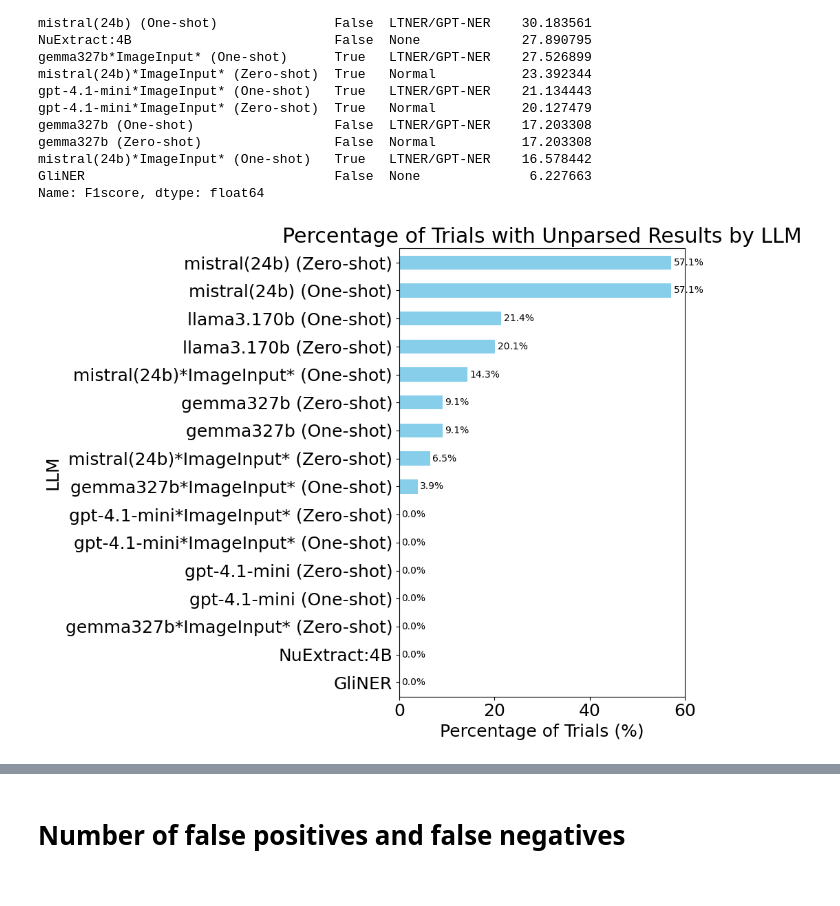
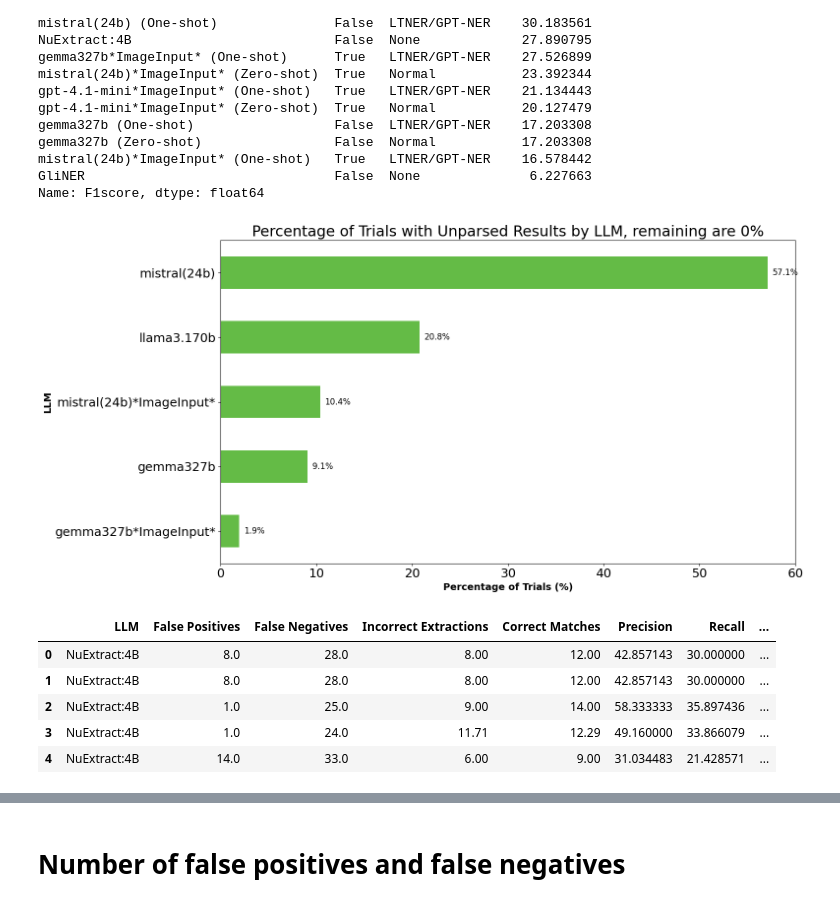
Before and after one commit to AaronYuuu/PDF_benchmarking, a Jupyter notebook: graphs/vis.ipynb, the cells around one changed output, grey strips where cells are left out. Drawn from its saved outputs; the diff is of its cells as text; code cells hidden in the pictures.

```diff
--- a/graphs/vis.ipynb
+++ b/graphs/vis.ipynb
@@ -5,7 +5,7 @@ import seaborn as sns
 
 data = pd.read_csv('Hospital.csv')
 data.drop(columns=[col for col in data.columns if 'unnamed' in col.lower()], inplace=True)
-colors = ['skyblue', 'lightcoral']
+colors = ['#64bb46', "#DDF1D6", "#21520F"]
 
 data['Image'] = data.LLM.apply(lambda x: True if "image" in x.lower() else False)
 data['Image'] = data['Image'].astype(bool)
@@ -15,4 +15,5 @@ data['LLM'] = data.apply(
 )
 # %%
 
-data.fillna("None", inplace=True)
+data.Prompt.fillna("None", inplace=True)
+data.Parsed.fillna(True, inplace=True)
@@ -63,27 +77,37 @@ GliNER                                False  None              6.227663
 Name: F1score, dtype: float64
 # %%
 # Calculate percentage of unparsed results by LLM
-unparsed_counts = data.loc[data["Parsed"] == False].LLM.value_counts()
-total_counts = data.LLM.value_counts()
+data["BaseLLM"] = data.LLM.apply(lambda x: x.split(" (")[0]).replace("*ImageInput*", " (Image Input)")
+
+unparsed_counts = data.loc[data["Parsed"] == False].BaseLLM.value_counts()
+total_counts = data.BaseLLM.value_counts()
 unparsed_percentages = (unparsed_counts / total_counts * 100).fillna(0)
-
 # Sort by percentage for better visualization
 unparsed_percentages = unparsed_percentages.sort_values(ascending=True)
-
-ax = unparsed_percentages.plot(kind='barh', color=colors[0], figsize=(10, 8))
-plt.title("Percentage of Trials with Unparsed Results by LLM")
-plt.xlabel("Percentage of Trials (%)")
-plt.ylabel("LLM")
+unparsed_percentages = unparsed_percentages[unparsed_percentages > 0]
+ax = unparsed_percentages.plot(kind='barh', color=colors[0], figsize=(16, 8))
+plt.title("Percentage of Trials with Unparsed Results by LLM, remaining are 0%")
+plt.xlabel("Percentage of Trials (%)", fontsize=14, fontweight='bold')
+plt.ylabel("LLM", fontdict={'size': 14, 'weight': 'bold'})
 
 # Add percentage labels on bars
 for i, (model, percentage) in enumerate(unparsed_percentages.items()):
     ax.text(percentage + 0.5, i, f'{percentage:.1f}%',
-           va='center', ha='left', fontsize=10, color='black')
+           va='center', ha='left', fontsize=12, color='black')
 
 plt.tight_layout()
 plt.show()
 # %% [output]
-[figure, old version]
+[figure, new version]
+# %%
+data.head()
+# %% [output]
+|  | LLM | False Positives | False Negatives | Incorrect Extractions | Correct Matches | Precision | Recall | ... |
+| 0 | NuExtract:4B | 8.0 | 28.0 | 8.00 | 12.00 | 42.857143 | 30.000000 | ... |
+| 1 | NuExtract:4B | 8.0 | 28.0 | 8.00 | 12.00 | 42.857143 | 30.000000 | ... |
+| 2 | NuExtract:4B | 1.0 | 25.0 | 9.00 | 14.00 | 58.333333 | 35.897436 | ... |
+| 3 | NuExtract:4B | 1.0 | 24.0 | 11.71 | 12.29 | 49.160000 | 33.866079 | ... |
+| 4 | NuExtract:4B | 14.0 | 33.0 | 6.00 | 9.00 | 31.034483 | 21.428571 | ... |
 # %%
 data.Hospital.value_counts()
 data["Error Rate"] = data["Hospital"]
```
Also changed, not shown: parts of 49 cells of this notebook, 8 other files.
